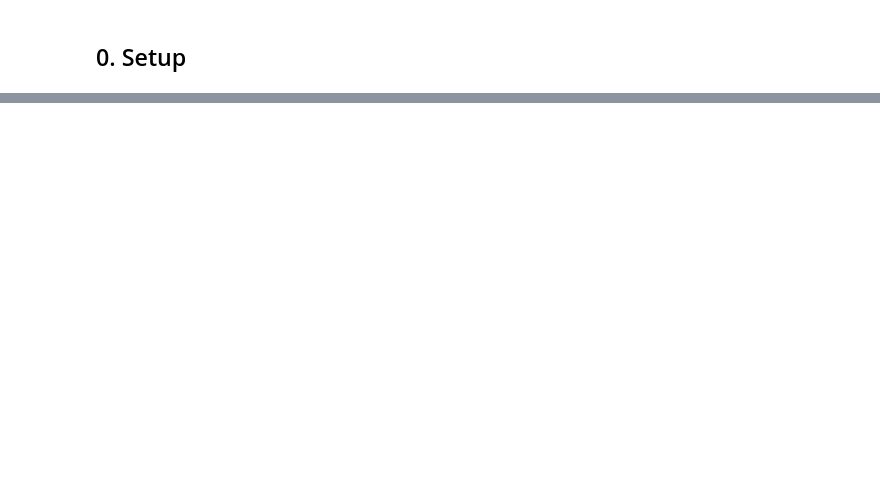
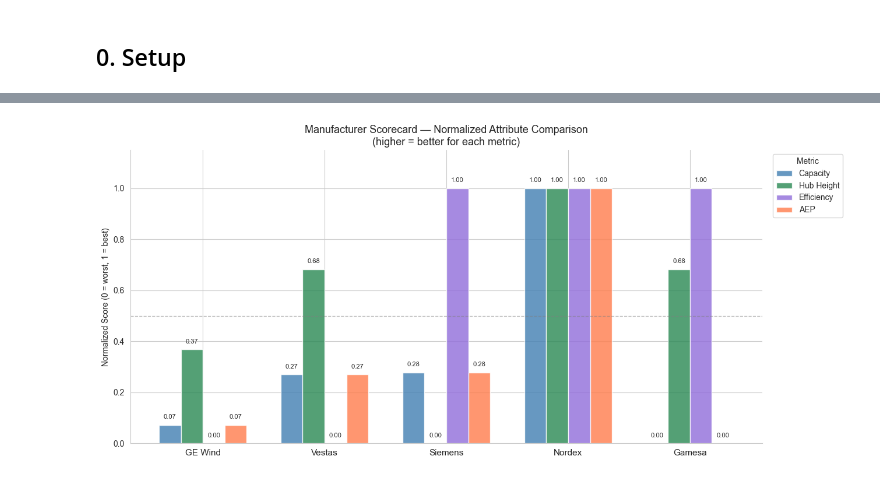
Before and after one commit to zalmutawa/wind-turbines-eda, a Jupyter notebook: code/03_EDA.ipynb, the cells around one changed output, grey strips where cells are left out. Drawn from its saved outputs; the diff is of its cells as text; code cells hidden in the pictures; blank space fills up the shorter version.

```diff
--- a/code/03_EDA.ipynb
+++ b/code/03_EDA.ipynb
@@ -507,0 +239,37 @@ H5 SUPPORTED — rotors grew faster than capacity (optimizing for lower wind sit
+# %%
+# --- 2b. grouped horizontal bar chart — normalized scores across 4 attributes ---
+# same data as the radar chart but easier to read and compare side by side
+
+norm = (manu_stats - manu_stats.min()) / (manu_stats.max() - manu_stats.min())
+
+categories = ['Capacity', 'Hub Height', 'Efficiency', 'AEP']
+colors_bar  = ['steelblue', 'seagreen', 'mediumpurple', 'coral']
+
+x     = np.arange(len(TOP5))
+width = 0.18  # width of each bar
+n     = len(categories)
+
+fig, ax = plt.subplots(figsize=(13, 6))
+
+for i, (cat, color) in enumerate(zip(categories, colors_bar)):
+    offset = (i - n / 2 + 0.5) * width
+    vals   = norm[norm.columns[i]].reindex(TOP5).values
+    bars   = ax.bar(x + offset, vals, width, label=cat, color=color, alpha=0.82, edgecolor='white')
+
+    # value labels on top of each bar
+    for bar, v in zip(bars, vals):
+        ax.text(bar.get_x() + bar.get_width() / 2,
+                bar.get_height() + 0.02,
+                f'{v:.2f}', ha='center', va='bottom', fontsize=8)
+
+ax.set_xticks(x)
+ax.set_xticklabels(TOP5, fontsize=11)
+ax.set_ylabel("Normalized Score (0 = worst, 1 = best)")
+ax.set_title("Manufacturer Scorecard — Normalized Attribute Comparison\n(higher = better for each metric)", fontsize=13)
+ax.set_ylim(0, 1.15)
+ax.legend(title="Metric", bbox_to_anchor=(1.01, 1), loc='upper left')
+ax.axhline(y=0.5, color='gray', linestyle='--', lw=1, alpha=0.5, label='midpoint')
+plt.tight_layout()
+plt.show()
+# %% [output]
+[figure, added]
```
Also changed, not shown: parts of 58 cells of this notebook, 3 other files.
